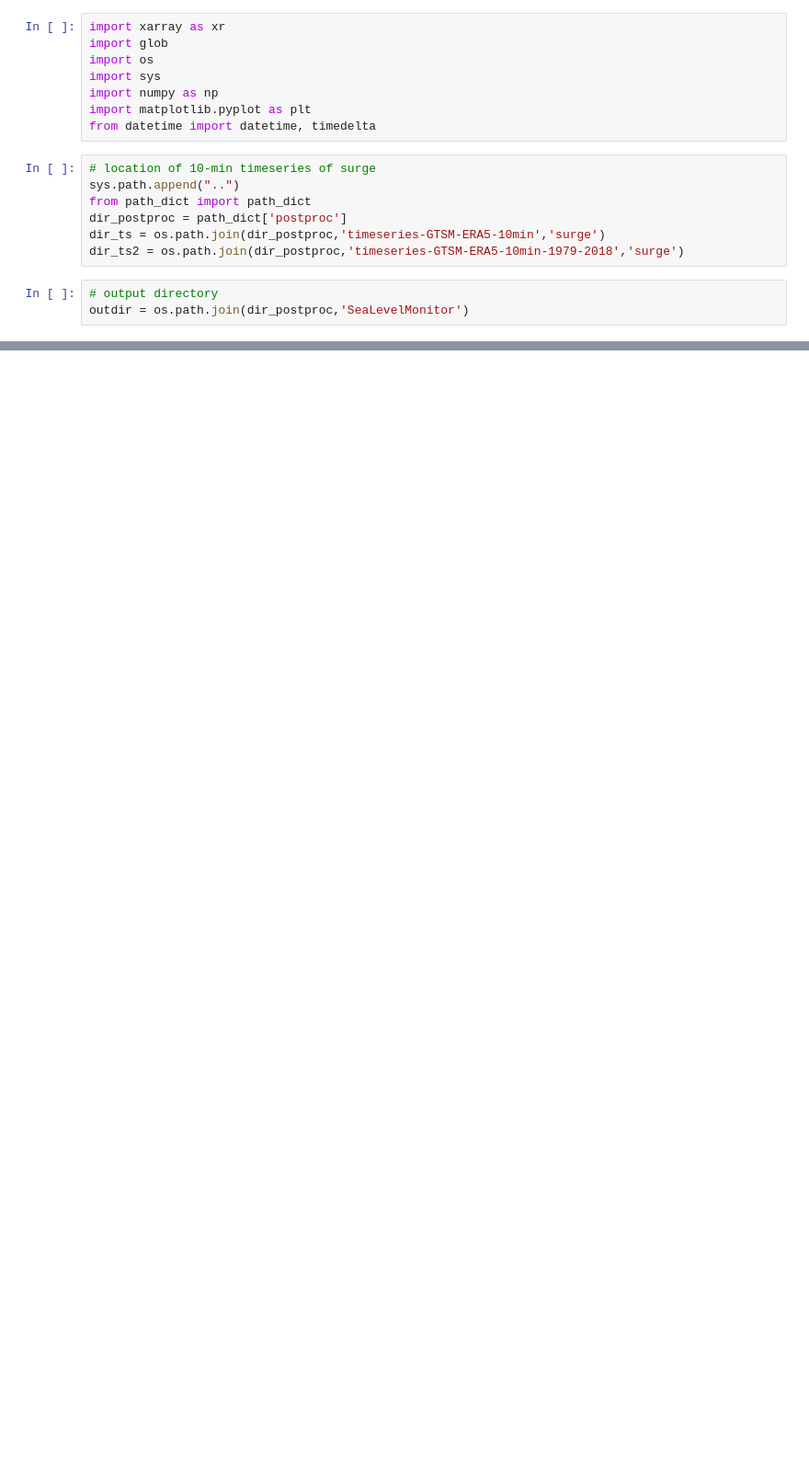
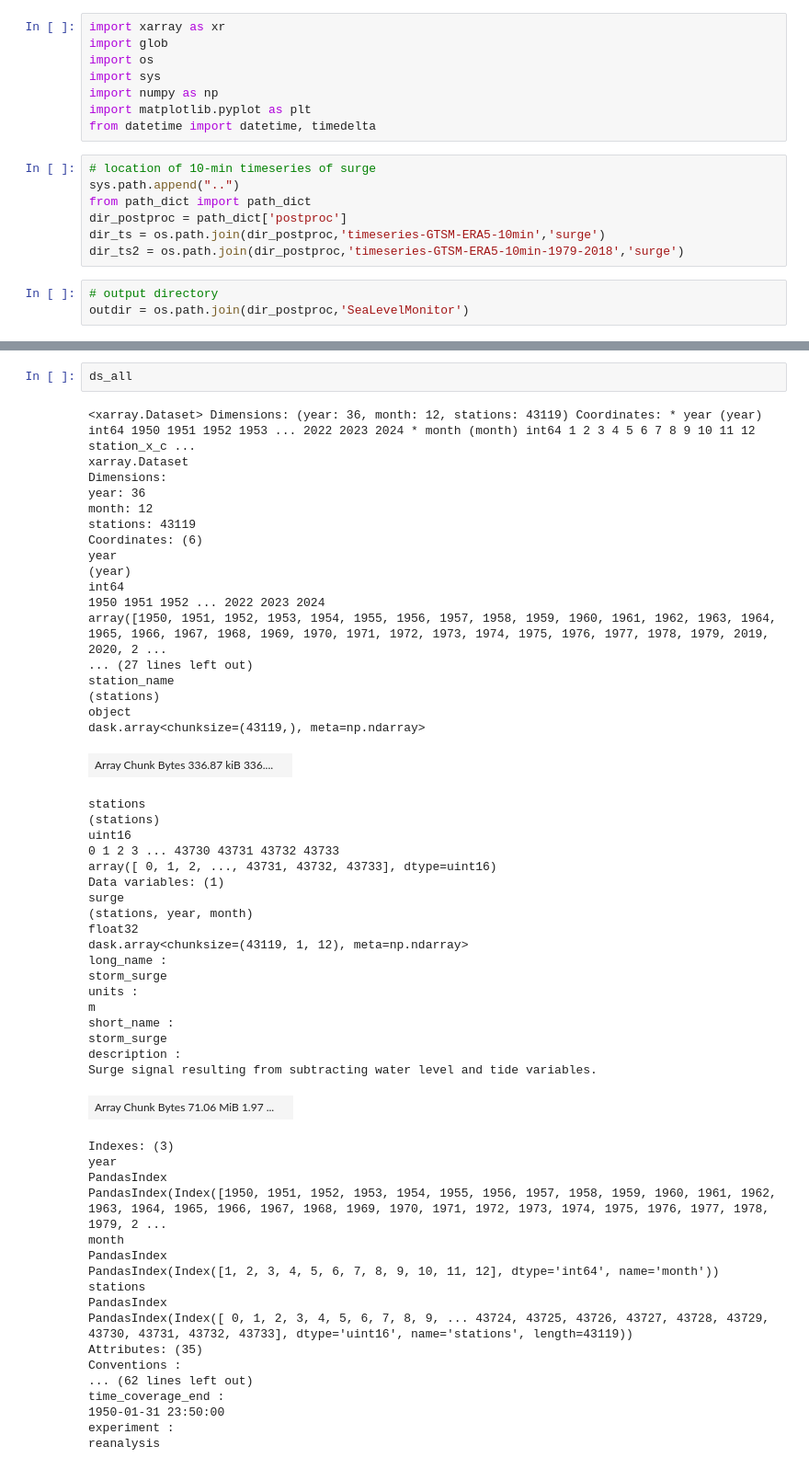
Before and after one commit to VU-IVM/gtsm3-era5-nrt, a Jupyter notebook: 03_other_postprocessing/00_monthly_means_surge_SeaLevelMonitor.ipynb, the cells around one changed output, grey strips where cells are left out. Shown at 92% size. Cells and saved outputs as stored; diff of their text form; blank space fills up the shorter version.

```diff
--- a/03_other_postprocessing/00_monthly_means_surge_SeaLevelMonitor.ipynb
+++ b/03_other_postprocessing/00_monthly_means_surge_SeaLevelMonitor.ipynb
@@ -81,0 +182,57 @@ Processing year 2023...
+# %%
+ds_all
+# %% [output]
+<xarray.Dataset> Dimensions: (year: 36, month: 12, stations: 43119) Coordinates: * year (year) int64 1950 1951 1952 1953 ... 2022 2023 2024 * month (month) int64 1 2 3 4 5 6 7 8 9 10 11 12 station_x_c ...
+xarray.Dataset
+Dimensions:
+year: 36
+month: 12
+stations: 43119
+Coordinates: (6)
+year
+(year)
+int64
+1950 1951 1952 ... 2022 2023 2024
+array([1950, 1951, 1952, 1953, 1954, 1955, 1956, 1957, 1958, 1959, 1960, 1961, 1962, 1963, 1964, 1965, 1966, 1967, 1968, 1969, 1970, 1971, 1972, 1973, 1974, 1975, 1976, 1977, 1978, 1979, 2019, 2020, 2 ...
+... (27 lines left out)
+station_name
+(stations)
+object
+dask.array<chunksize=(43119,), meta=np.ndarray>
+| Array Chunk Bytes 336.87 kiB 336.... |  |
+stations
+(stations)
+uint16
+0 1 2 3 ... 43730 43731 43732 43733
+array([ 0, 1, 2, ..., 43731, 43732, 43733], dtype=uint16)
+Data variables: (1)
+surge
+(stations, year, month)
+float32
+dask.array<chunksize=(43119, 1, 12), meta=np.ndarray>
+long_name :
+storm_surge
+units :
+m
+short_name :
+storm_surge
+description :
+Surge signal resulting from subtracting water level and tide variables.
+| Array Chunk Bytes 71.06 MiB 1.97 ... |  |
+Indexes: (3)
+year
+PandasIndex
+PandasIndex(Index([1950, 1951, 1952, 1953, 1954, 1955, 1956, 1957, 1958, 1959, 1960, 1961, 1962, 1963, 1964, 1965, 1966, 1967, 1968, 1969, 1970, 1971, 1972, 1973, 1974, 1975, 1976, 1977, 1978, 1979, 2 ...
+month
+PandasIndex
+PandasIndex(Index([1, 2, 3, 4, 5, 6, 7, 8, 9, 10, 11, 12], dtype='int64', name='month'))
+stations
+PandasIndex
+PandasIndex(Index([ 0, 1, 2, 3, 4, 5, 6, 7, 8, 9, ... 43724, 43725, 43726, 43727, 43728, 43729, 43730, 43731, 43732, 43733], dtype='uint16', name='stations', length=43119))
+Attributes: (35)
+Conventions :
+... (62 lines left out)
+time_coverage_end :
+1950-01-31 23:50:00
+experiment :
+reanalysis
```
Also changed, not shown: parts of 11 cells of this notebook, 14 other files.
